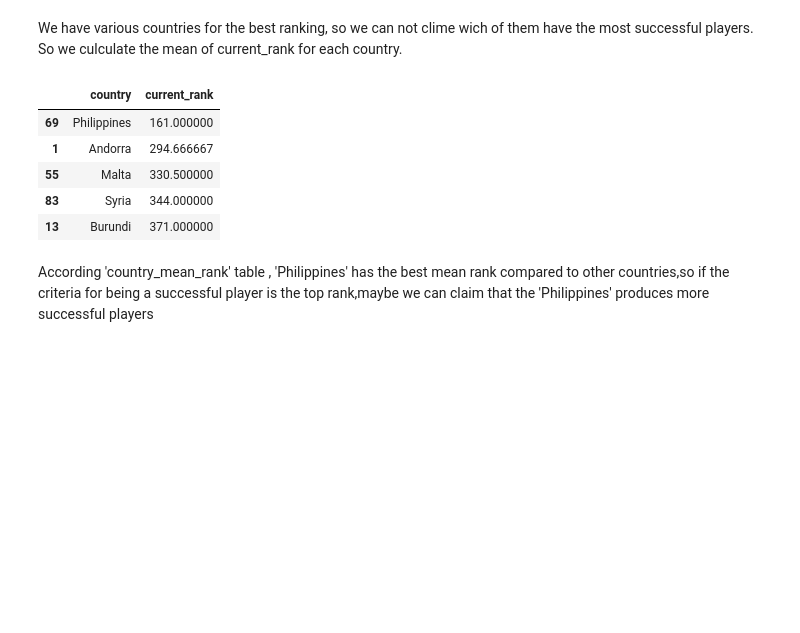
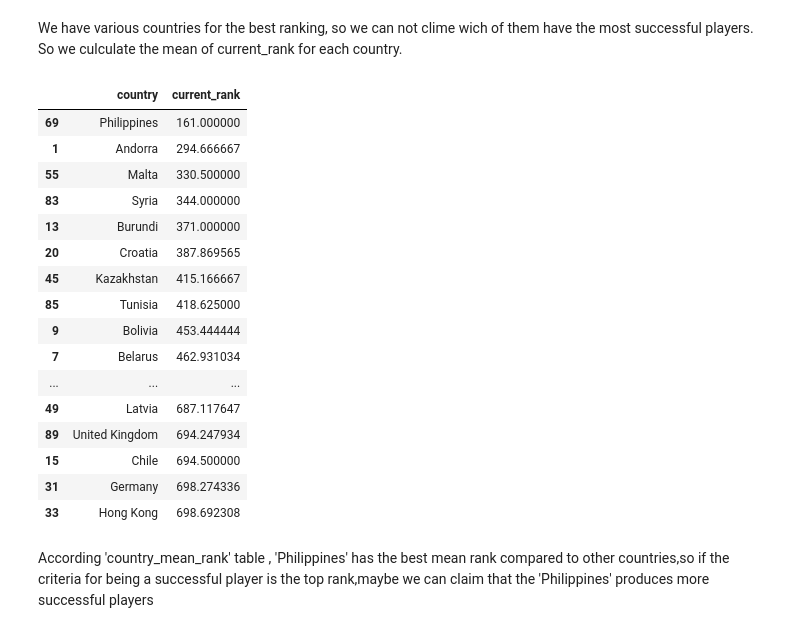
Before and after one commit to mahdieyehalavi/tennisMatchProject, a Jupyter notebook: notebooks/final_version_tennis_match.ipynb, the cells around one changed output. Cells and saved outputs as stored; diff of their text form; code cells hidden in the pictures; blank space fills up the shorter version.

```diff
--- a/notebooks/final_version_tennis_match.ipynb
+++ b/notebooks/final_version_tennis_match.ipynb
@@ -244,14 +256,26 @@ We have various countries for the best ranking, so we can not clime wich of them
 So we culculate the mean of current_rank for each country.
 # %%
 country_current_rank.drop(columns='name',inplace=True)
-country_mean_rank=country_current_rank.groupby('country',as_index=False).mean().sort_values('current_rank').head()
+country_mean_rank1=country_current_rank.groupby('country',as_index=False).mean().sort_values('current_rank')
+country_mean_rank=country_mean_rank1.iloc[0:50,:]
 country_mean_rank
 # %% [output]
 |  | country | current_rank |
 | 69 | Philippines | 161.000000 |
 | 1 | Andorra | 294.666667 |
 | 55 | Malta | 330.500000 |
 | 83 | Syria | 344.000000 |
 | 13 | Burundi | 371.000000 |
+| 20 | Croatia | 387.869565 |
+| 45 | Kazakhstan | 415.166667 |
+| 85 | Tunisia | 418.625000 |
+| 9 | Bolivia | 453.444444 |
+| 7 | Belarus | 462.931034 |
+| ... | ... | ... |
+| 49 | Latvia | 687.117647 |
+| 89 | United Kingdom | 694.247934 |
+| 15 | Chile | 694.500000 |
+| 31 | Germany | 698.274336 |
+| 33 | Hong Kong | 698.692308 |
 # %% [markdown]
 According 'country_mean_rank' table , 'Philippines' has the best mean rank compared to other countries,so if the criteria for being a successful player is the top rank,maybe we can claim that the 'Philippines' produces more successful players
```
Also changed, not shown: parts of 26 cells of this notebook, 1 other file.
